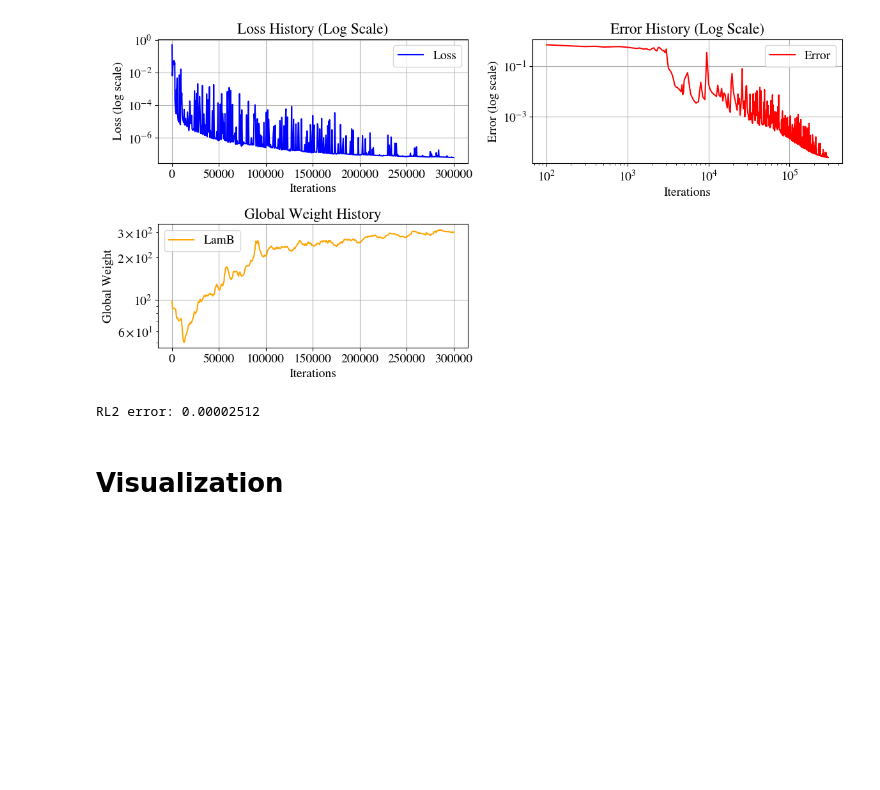
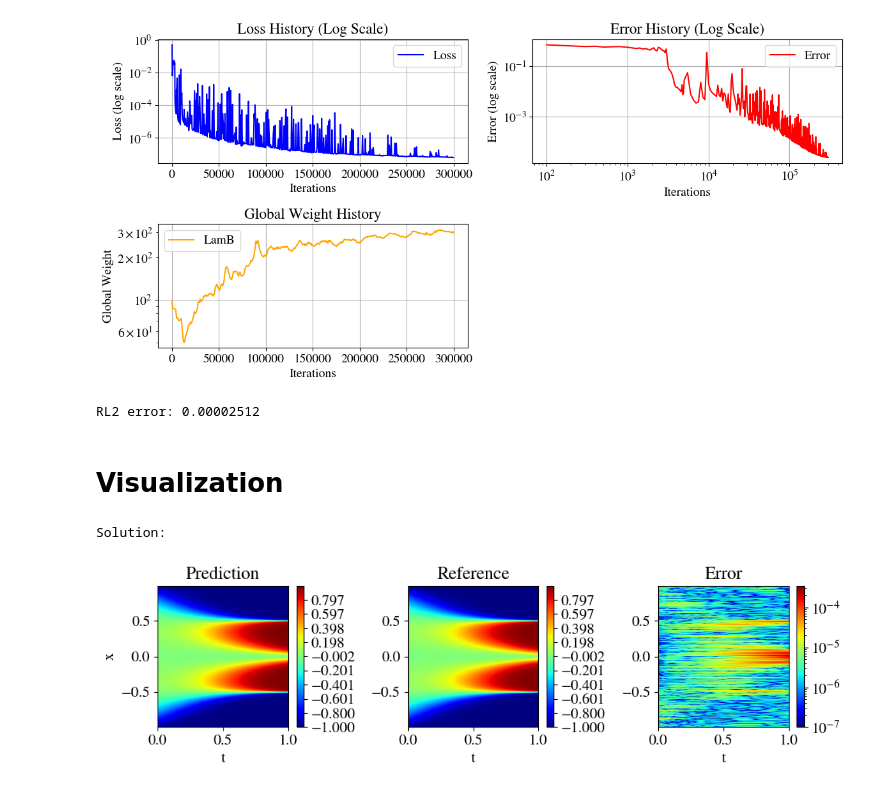
Before and after one commit to jdtoscano94/KKANs_PIML, a Jupyter notebook: PIML/AllenCahn/120k/KKAN_ssRBA.ipynb, the cells around one changed output. Drawn from its saved outputs; the diff is of its cells as text; code cells hidden in the pictures; blank space fills up the shorter version.

```diff
--- a/PIML/AllenCahn/120k/KKAN_ssRBA.ipynb
+++ b/PIML/AllenCahn/120k/KKAN_ssRBA.ipynb
@@ -551,6 +551,71 @@ print(f'RL2 error: {error:.8f}')
 RL2 error: 0.00002512
 # %% [markdown]
 # Visualization
+# %%
+import numpy as np
+import matplotlib.pyplot as plt
+from matplotlib import colors
+
+it=-1
+print('Solution:')
+# Assuming T, X, u, Exact0, args, etc. are already defined
+# u = apply_fn(params, t, x)
+# u = u.reshape(T.shape)
+# lambdas_grid=all_lambdas[it]
+# idx_it=all_idx[it]
+
+# --- 1. Find the global vmin and vmax across BOTH datasets ---
+global_vmin = np.min([u, Exact0])
+global_vmax = np.max([u, Exact0])
+
+# --- 2. Create a shared array of contour levels ---
+# This is the key change that guarantees the colorbars are identical.
+num_levels = 500
+shared_levels = np.linspace(global_vmin, global_vmax, num_levels)
+
+
+# Plotting code
+fig = plt.figure(figsize=(10, 3))
+
+# --- Plot for Prediction (using the shared levels array) ---
+ax1 = fig.add_subplot(131)
+contour1 = ax1.contourf(T, X, u, cmap='jet',
+                        levels=shared_levels) # <-- Use the shared levels array
+fig.colorbar(contour1, ax=ax1)
+ax1.set_xlabel('t')
+ax1.set_ylabel('x')
+ax1.set_title('Prediction')
+
+# --- Plot for Reference Solution (using the shared levels array) ---
+ax2 = fig.add_subplot(132)
+contour2 = ax2.contourf(T, X, Exact0, cmap='jet',
+                        levels=shared_levels) # <-- Use the shared levels array
+fig.colorbar(contour2, ax=ax2)
+ax2.set_xlabel('t')
+#ax2.set_ylabel('x')
+ax2.set_title('Reference')
+
+# --- Plot for Error (this part is separate and correct) ---
+ax3 = fig.add_subplot(133)
+error_data = np.abs(Exact0-u)
+log_norm = colors.LogNorm(vmin=1e-7, vmax=error_data.max())
+
+mesh3 = ax3.pcolormesh(T, X, error_data,
+                       cmap='jet',
+                       norm=log_norm,
+                       shading='gouraud')
+
+fig.colorbar(mesh3, ax=ax3)
+ax3.set_xlabel('t')
+#ax3.set_ylabel('x')
+ax3.set_title('Error')
+
+plt.tight_layout()
+plt.savefig('Errors_RBA_AC.png',dpi=300)
+plt.show()
+# %% [output]
+Solution:
+[figure, added]
 # %%
 it=-1
 print('Solution:')
```
Also changed, not shown: parts of 3 cells of this notebook.
